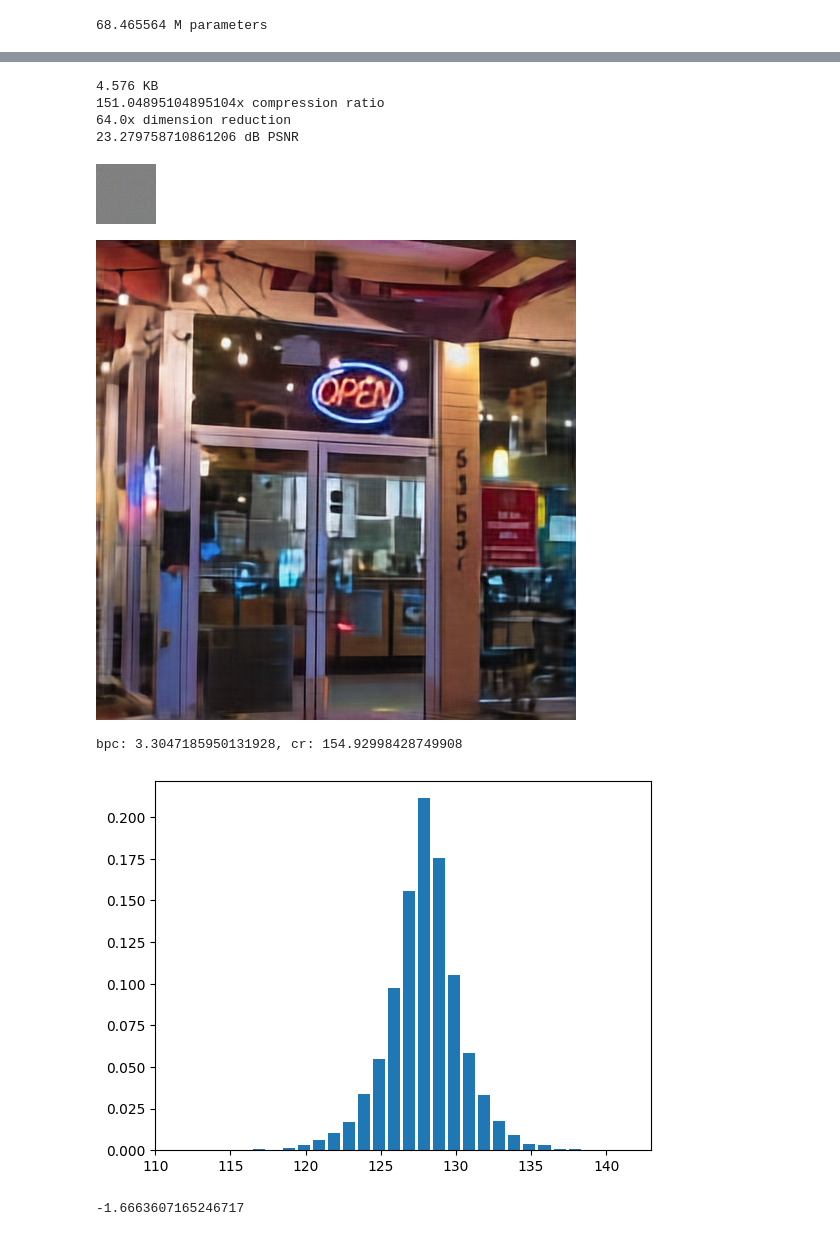
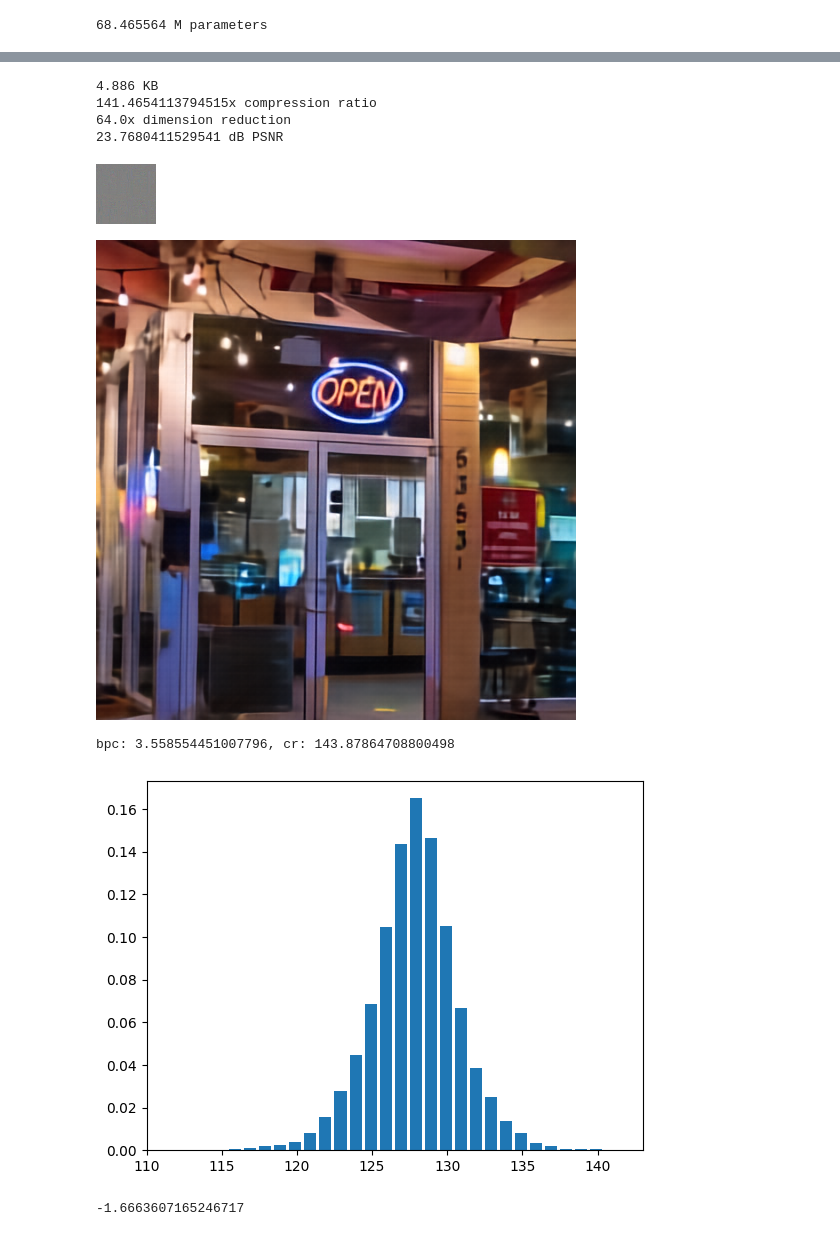
Before and after one commit to danjacobellis/autodance, a Jupyter notebook: dance_rgb.ipynb, the cells around one changed output, grey strips where cells are left out. Drawn from its saved outputs; the diff is of its cells as text; code cells hidden in the pictures.

```diff
--- a/dance_rgb.ipynb
+++ b/dance_rgb.ipynb
@@ -24,7 +24,7 @@ config.input_channels = 3
 config.lightweight_encode = True
 config.lightweight_decode = False
 config.post_filter=8
-config.freeze_encoder_after = 0.7
+config.freeze_encoder_after = 0.01
 config.λ = 3e-2
 config.lr_pow = 6
 config.progressive_sizes = [16*int(s) for s in 2**(np.linspace(3,4.95,34))]; print(config.progressive_sizes)
@@ -32,9 +32,9 @@ config.batch_size = 16
 config.max_lr = (64/config.batch_size)*1e-3
 config.min_lr = config.max_lr / 1e3
 config.num_workers = 32
-config.epochs = 100
+config.epochs = 12
 config.total_steps = config.epochs * (dataset['train'].num_rows // config.batch_size)
-config.checkpoint = None
+config.checkpoint = "checkpoint.pth"
 # %% [output]
 [128, 128, 128, 144, 144, 144, 160, 160, 176, 176, 192, 192, 208, 208, 224, 224, 240, 256, 256, 272, 288, 288, 304, 320, 336, 352, 368, 384, 400, 416, 432, 448, 464, 480]
 # %%
@@ -168,38 +173,41 @@ x_orig = x[0]
 orig_dim = x.numel()
 
 if True:
     model.eval()
     with torch.no_grad():
         z = model.encode(x)
         latent = model.quantize.compand(z).round()
     webp = latent_to_pil(latent.cpu(),n_bits=8, C=3)
     buff = io.BytesIO()
     webp[0].save(buff, format='WEBP', lossless=True)
     size_bytes = len(buff.getbuffer())
     print(f"{size_bytes/1e3} KB")
     print(f"{orig_dim/size_bytes}x compression ratio")
     print(f"{orig_dim/latent.numel()}x dimension reduction")
     latent_decoded = pil_to_latent(webp, N=config.latent_dim, n_bits=8, C=3).to(device)
 else:
     model.train()
     with torch.no_grad():
         z = model.encode(x)
         latent_decoded = model.quantize(z)
 
 with torch.no_grad():
-    x_hat = model.decode(latent_decoded).clamp(-1,1)
+    x_hat = model.decode(latent_decoded)
+    if config.post_filter:
+        x_hat = model.post_filter(x_hat)
+    x_hat = x_hat.clamp(-1,1)
 mse = torch.nn.functional.mse_loss(x,x_hat)
 PSNR = -10*mse.log10().item() + 6.02
 print(f"{PSNR} dB PSNR")
 display(webp[0])
 ToPILImage()(x_hat[0]/2+0.5)
 # %% [output]
-4.576 KB
-151.04895104895104x compression ratio
+4.886 KB
+141.4654113794515x compression ratio
 64.0x dimension reduction
-23.279758710861206 dB PSNR
+23.7680411529541 dB PSNR
 [figure]
-[figure, old version]
+[figure, new version]
 # %%
 from torch.distributions import Categorical
 x_int8 = torch.tensor(np.array(webp[0]))
@@ -208,8 +216,8 @@ bpc = np.log2(np.exp(1))*Categorical(torch.tensor(h[0])).entropy()
 plt.xlim([110,143])
 print(f"bpc: {bpc.item()}, cr: {orig_dim/latent.numel()*(8/bpc.item())}")
 # %% [output]
-bpc: 3.3047185950131928, cr: 154.92998428749908
+bpc: 3.558554451007796, cr: 143.87864708800498
-[figure, old version]
+[figure, new version]
 # %%
 1/(np.mean(rate_losses[-100:])/np.mean(losses[-100:]))
 # %% [output]
```
Also changed, not shown: parts of 2 cells of this notebook.
